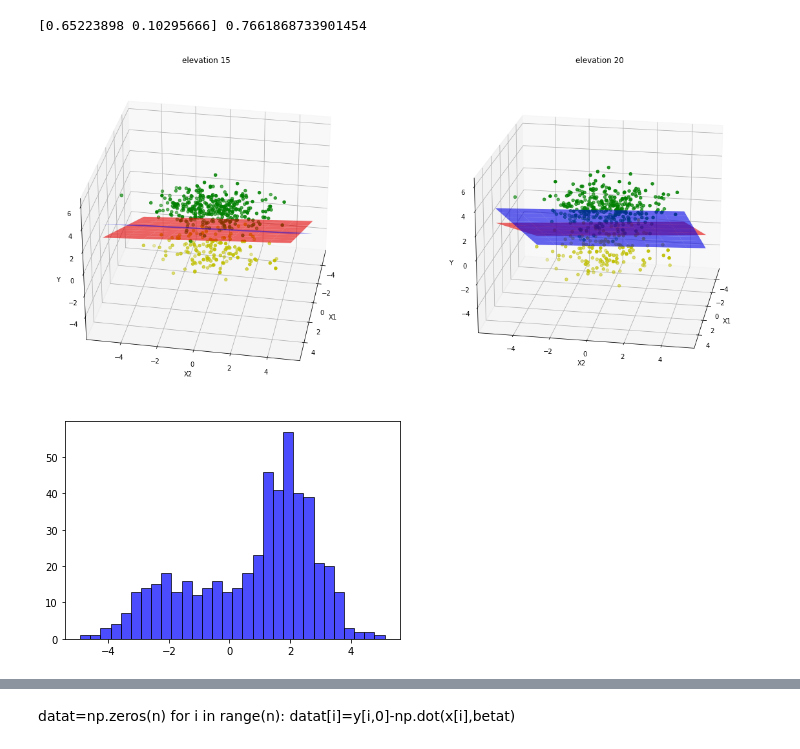
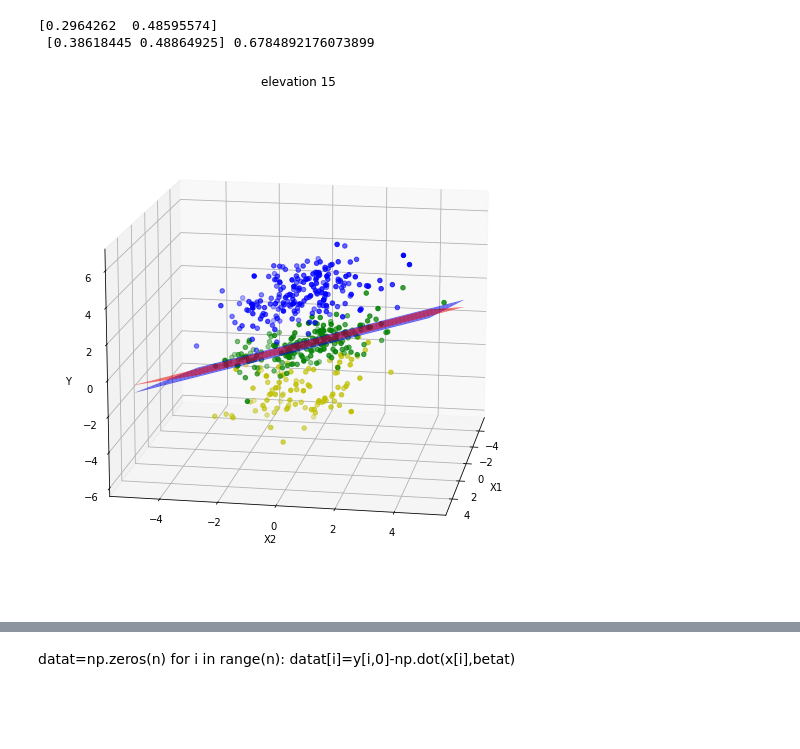
Before and after one commit to IXIXVI/graduate-first-year-homework, a Jupyter notebook: linear regression.ipynb, the cells around one changed output, grey strips where cells are left out. Cells and saved outputs as stored; diff of their text form; code cells hidden in the pictures; blank space fills up the shorter version.

```diff
--- a/linear regression.ipynb
+++ b/linear regression.ipynb
@@ -4,13 +4,14 @@ import numpy as np
 from sklearn.linear_model import LinearRegression
 # %%
 n=500
-m=2#三个亚组
-P=2
-weight=[0.3,0.7]
-mean=[-2,2]
-covs=[1,1]#标准差
+P=2#自变量维度
+m=3#三个亚组
+weight=[0.2,0.4,0.4]
+mean=[-2.5,0,3]
+covs=[1,0.7,1]#标准差
 Theta=np.array([weight,mean,covs])
 Theta#混合高斯分布的参数，mean越靠近且离散程度越大，区分的难度越大
 p1=int(n*weight[0])
 p2=int(n*weight[1])
+p3=int(n*weight[2])
 # %%
@@ -26,10 +27,12 @@ array([0.85580788, 0.06527775])
 np.random.seed(123)
 aa=np.random.normal(mean[0],covs[0],p1)
 bb=np.random.normal(mean[1],covs[1],p2)
+cc=np.random.normal(mean[2],covs[2],p3)
 gamma=np.zeros((n,2))#随机效应的具体取值，第二列为所属亚组
-gamma[:,0]=np.hstack((aa,bb))
+gamma[:,0]=np.hstack((aa,bb,cc))
 gamma[:p1,1]=0
-gamma[-p2:,1]=1
+gamma[p1:p1+p2,1]=1
+gamma[-p3:,1]=3
 # %%
 y=np.zeros((n,2))
 for i in range(n):
@@ -40,40 +43,43 @@ model = LinearRegression() # 构建线性模型
 model.fit(x, y[:,0]) # 自变量在前，因变量在后
 coef = model.coef_ # 斜率
 intercept = model.intercept_ # 截距
-print(model.coef_, model.intercept_) # 输出斜率和截距
+print(betat,'\n',model.coef_, model.intercept_) # 输出斜率和截距
 # %% [output]
-[0.65223898 0.10295666] 0.7661868733901454
+[0.2964262  0.48595574]
+ [0.38618445 0.48864925] 0.6784892176073899
 # %%
 fig = plt.figure(figsize=(20,10))
 
 xm = np.linspace(-5, 5,10)
 ym = np.linspace(-5, 5,10)
 X, Y = np.meshgrid(xm, ym)
 
 ax1 = fig.add_subplot(121, projection='3d')
-ax1.plot_surface(X,Y,Z=betat[0]*X+betat[1]*Y, color='b',alpha=0.6)
-ax1.plot_surface(X,Y,Z=coef[0]*X+coef[1]*Y, color='r',alpha=0.6)
+ax1.plot_surface(X,Y,Z=betat[0]*X+betat[1]*Y, color='b',alpha=0.6,label='True beta')
+ax1.plot_surface(X,Y,Z=coef[0]*X+coef[1]*Y, color='r',alpha=0.6,label='beta0')
 ax1.scatter(x[:p1,0],x[:p1,1], y[:p1,0], c='y')  # 绘制数据点
-ax1.scatter(x[-p2:,0],x[-p2:,1], y[-p2:,0], c='g')
+ax1.scatter(x[p1:p1+p2,0],x[p1:p1+p2,1], y[p1:p1+p2,0], c='g')
+ax1.scatter(x[-p3:,0],x[-p3:,1], y[-p3:,0], c='b')
 ax1.set_zlabel('Y')  # 坐标轴
 ax1.set_ylabel('X2')
 ax1.set_xlabel('X1')
 ax1.view_init(elev=30,    # 仰角
             azim=10)   # 方位角
-ax1.set_title('elevation 15')
+ax1.set_title('elevation 20')
 
 ax2 = fig.add_subplot(122, projection='3d')  # 创建一个三维的绘图工程度
 ax2.scatter(x[:p1,0],x[:p1,1], y[:p1,0], c='y')  # 绘制数据点
-ax2.scatter(x[-p2:,0],x[-p2:,1], y[-p2:,0], c='g')
+ax2.scatter(x[p1:p1+p2,0],x[p1:p1+p2,1], y[p1:p1+p2,0], c='g')
+ax2.scatter(x[-p3:,0],x[-p3:,1], y[-p3:,0], c='b')
 ax2.plot_surface(X,Y,Z=betat[0]*X+betat[1]*Y, color='b',alpha=0.6)
 ax2.plot_surface(X,Y,Z=coef[0]*X+coef[1]*Y, color='r',alpha=0.6)
 ax2.set_zlabel('Y')  # 坐标轴
 ax2.set_ylabel('X2')
 ax2.set_xlabel('X1')
-ax2.view_init(elev=20,    # 仰角
+ax2.view_init(elev=15,    # 仰角
             azim=10)   # 方位角
-ax2.set_title('elevation 20')
+ax2.set_title('elevation 15')
 
 plt.show()
 # %% [output]
-[figure, old version]
+[figure, new version]
@@ -97,5 +85,0 @@ for i in range(n):
-# %%
-plt.hist(data0, bins=30,  facecolor="blue", edgecolor="black", alpha=0.7)
-plt.show()
-# %% [output]
-[figure, removed]
```
Also changed, not shown: parts of 37 cells of this notebook, 6 other files.
